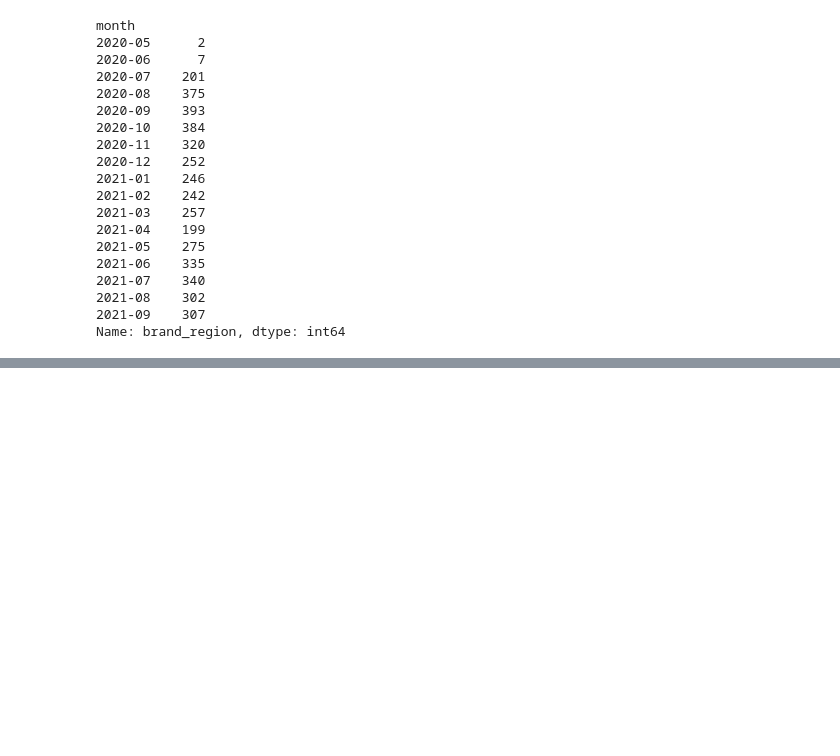
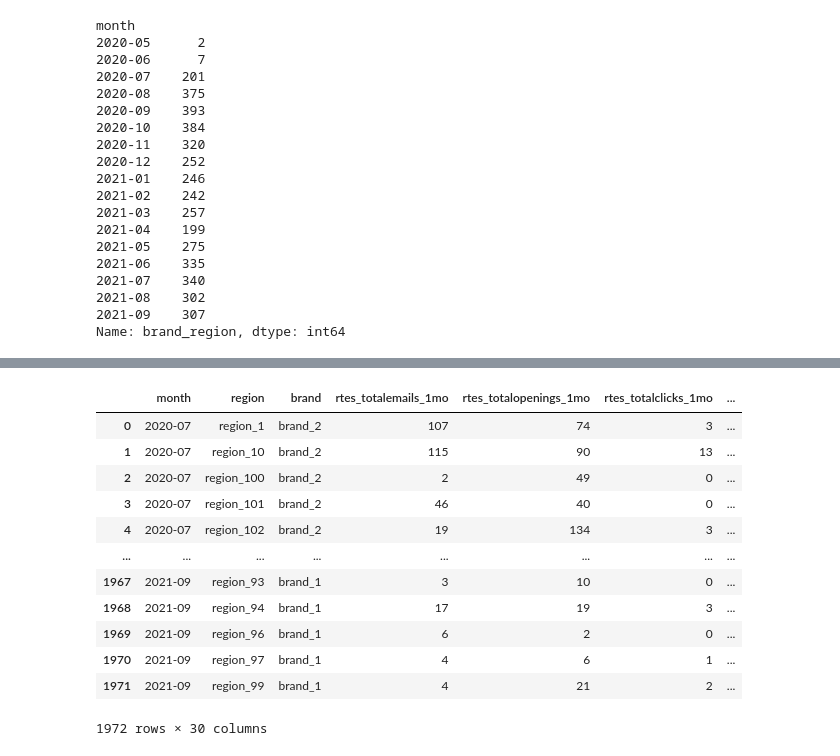
Before and after one commit to Bulbasaurzc/novartis-datathon-2021, a Jupyter notebook: notebooks/99_Zixiao.ipynb, the cells around one changed output, grey strips where cells are left out. Drawn from its saved outputs; the diff is of its cells as text; code cells hidden in the pictures; blank space fills up the shorter version.

```diff
--- a/notebooks/99_Zixiao.ipynb
+++ b/notebooks/99_Zixiao.ipynb
@@ -543,0 +626,8 @@ Name: brand_region, dtype: int64
+# %%
+# 4 - Types of emails per month per specialty
+raw_rtes['type_specialty'] = raw_rtes['email_type']+raw_rtes['specialty']
+rtes_feature_type_specialty = raw_rtes.groupby(['month', 'region', 'brand',
+                                              'type_specialty']).size().unstack().reset_index().fillna(0)
+rtes_feature_type_specialty.columns = ['month','region','brand','generalGP_region_brand_1mo','generalIM_region_brand_1mo','generalIMP_region_brand_1mo','generalIMGP_region_brand_1mo','generalPE_region_brand_1mo',
+                                      'productGP_region_brand_1mo','productIM_region_brand_1mo','productIMP_region_brand_1mo','productIMGP_region_brand_1mo','productPE_region_brand_1mo','eventGP_region_brand_1mo','eventIM_region_brand_1mo']
+rtes_feature_type_specialty.head()
@@ -543,0 +670,5 @@ Name: brand_region, dtype: int64
+# %%
+# 5 - Number of opening per month per region
+rtes_feature_nopen_month_region = raw_rtes.groupby(['month', 'region']).agg({'no. openings': 'sum'}).reset_index()
+rtes_feature_nopen_month_region.columns = ['month', 'region', 'rtes_nopening_region_1mo']
+rtes_feature_nopen_month_region.head()
@@ -543,0 +694,5 @@ Name: brand_region, dtype: int64
+# %%
+# 7 - Number of opening per month per region per specialty
+rtes_feature_nopen_specialty_region_month = raw_rtes.groupby(['month', 'region','specialty']).agg({'no. openings': 'sum'}).unstack().reset_index().fillna(0)
+rtes_feature_nopen_specialty_region_month.columns = ['month','region','rtes_nopen_GP_region_1mo','rtes_nopen_IM_region_1mo',
+                                                   'rtes_nopen_IMP_region_1mo','rtes_nopen_IMGP_region_1mo','rtes_nopen_PE_region_1mo']
@@ -543,0 +715,28 @@ Name: brand_region, dtype: int64
+# %%
+final_rtes_features = rtes_total.copy()
+final_rtes_features = final_rtes_features.merge(rtes_feature_type,
+                                                how = 'left', on = ['month', 'region', 'brand'])
+final_rtes_features = final_rtes_features.merge(rtes_feature_type_month_region, how = 'left',
+                                               on = ['month', 'region'])
+final_rtes_features = final_rtes_features.merge(rtes_feature_type_specialty, how= 'left',
+                                               on = ['month', 'region', 'brand'])
+final_rtes_features = final_rtes_features.merge(rtes_feature_nopen_month_region, how = 'left',
+                                               on = ['month', 'region'])
+final_rtes_features = final_rtes_features.merge(rtes_feature_nopen_specialty_region_month, how= 'left',
+                                               on = ['month', 'region'])
+# %%
+final_rtes_features
+# %% [output]
+|  | month | region | brand | rtes_totalemails_1mo | rtes_totalopenings_1mo | rtes_totalclicks_1mo | ... |
+| 0 | 2020-07 | region_1 | brand_2 | 107 | 74 | 3 | ... |
+| 1 | 2020-07 | region_10 | brand_2 | 115 | 90 | 13 | ... |
+| 2 | 2020-07 | region_100 | brand_2 | 2 | 49 | 0 | ... |
+| 3 | 2020-07 | region_101 | brand_2 | 46 | 40 | 0 | ... |
+| 4 | 2020-07 | region_102 | brand_2 | 19 | 134 | 3 | ... |
+| ... | ... | ... | ... | ... | ... | ... | ... |
+| 1967 | 2021-09 | region_93 | brand_1 | 3 | 10 | 0 | ... |
+| 1968 | 2021-09 | region_94 | brand_1 | 17 | 19 | 3 | ... |
+| 1969 | 2021-09 | region_96 | brand_1 | 6 | 2 | 0 | ... |
+| 1970 | 2021-09 | region_97 | brand_1 | 4 | 6 | 1 | ... |
+| 1971 | 2021-09 | region_99 | brand_1 | 4 | 21 | 2 | ... |
+1972 rows × 30 columns
```
Also changed, not shown: parts of 22 cells of this notebook, 2 other files.
